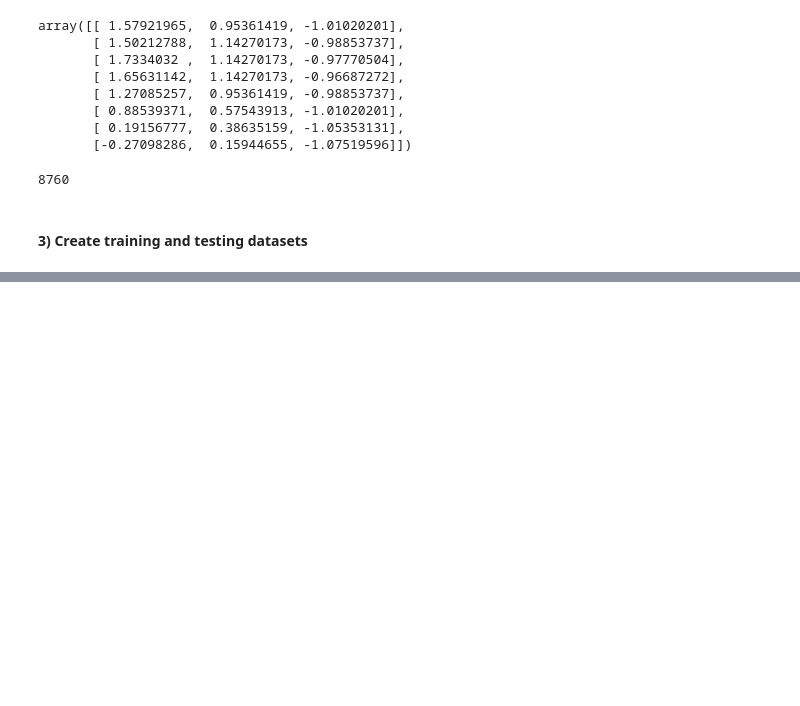
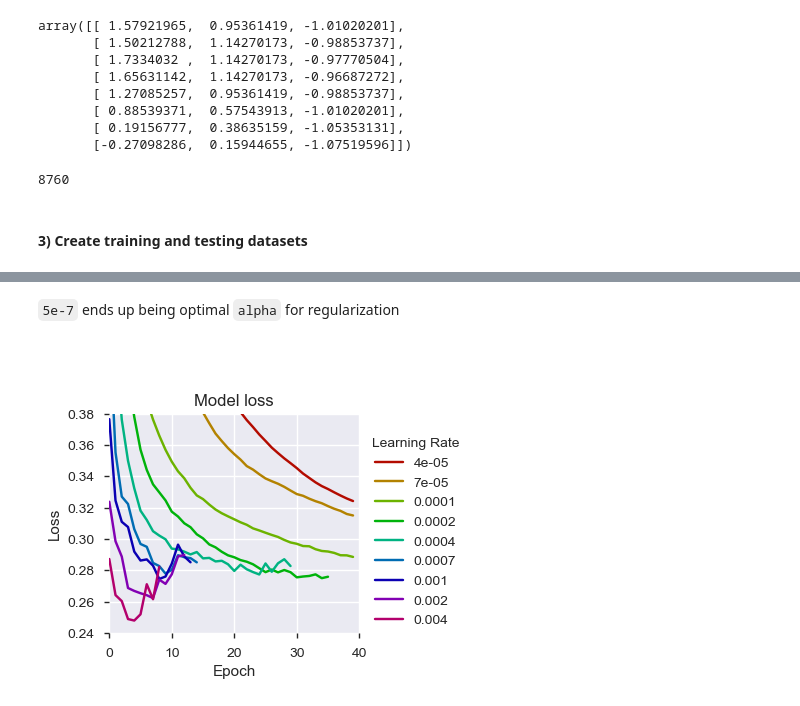
Before and after one commit to alacroix367/TDI-Proposal, a Jupyter notebook: lacroix-capstone-wind-energy-forecast.ipynb, the cells around one changed output, grey strips where cells are left out. Drawn from its saved outputs; the diff is of its cells as text; code cells hidden in the pictures; blank space fills up the shorter version.

```diff
--- a/lacroix-capstone-wind-energy-forecast.ipynb
+++ b/lacroix-capstone-wind-energy-forecast.ipynb
@@ -1219,0 +1251,34 @@ Epoch 00020: early stopping
+# %% [markdown]
+`5e-7` ends up being optimal `alpha` for regularization<br><br><br>
+# %%
+###### Examine learn_rate hyperparameter ######
+epochs = 40
+layers = 1
+LSTM_units = 50
+dropout_rate = 0.3 # optimized
+kernel_reg_alpha = 5*10**-7 # optimized
+optimizer_name = 'Adam'
+learn_rates = [0.00004, 0.00007, 0.0001, 0.0002, 0.0004, 0.0007, 0.001, 0.002, 0.004]
+save_folder = 'learning_rate'
+history = [[]]*len(learn_rates)
+for lr, learn_rate in enumerate(learn_rates):
+    history[lr] = train_LSTM_model(epochs, layers, LSTM_units, dropout_rate, kernel_reg_alpha, optimizer_name, learn_rate, save_folder)
+
+# Plot all loss-epochs curves together
+learning_rates = [0.00004, 0.00007, 0.0001, 0.0002, 0.0004, 0.0007, 0.001, 0.002, 0.004]
+clrs = sns.hls_palette(len(learning_rates), l=.35, s=1)
+f, ax = plt.subplots(figsize=(5,3))
+
+for lr, learn_rate in enumerate(learning_rates):
+    plt.plot(history[lr], color = clrs[lr], label = learning_rates[lr])
+ax.set_title('Model loss')
+ax.set_ylabel('Loss')
+ax.set_xlabel('Epoch')
+ax.set_xlim([0, 40])
+ax.set_ylim([0.24, 0.38])
+ax.legend(title='Learning Rate', bbox_to_anchor=(1, 0.95))
+plt.gcf().subplots_adjust(bottom=0.15, left = 0.2, right = 0.7)
+plt.savefig('model_evaluation/' + save_folder + '/all_models_compared.png')
+plt.savefig('model_evaluation/' + save_folder + '/all_models_compared.jpg')
+# %% [output]
+[figure, added]
```
Also changed, not shown: parts of 68 cells of this notebook.
